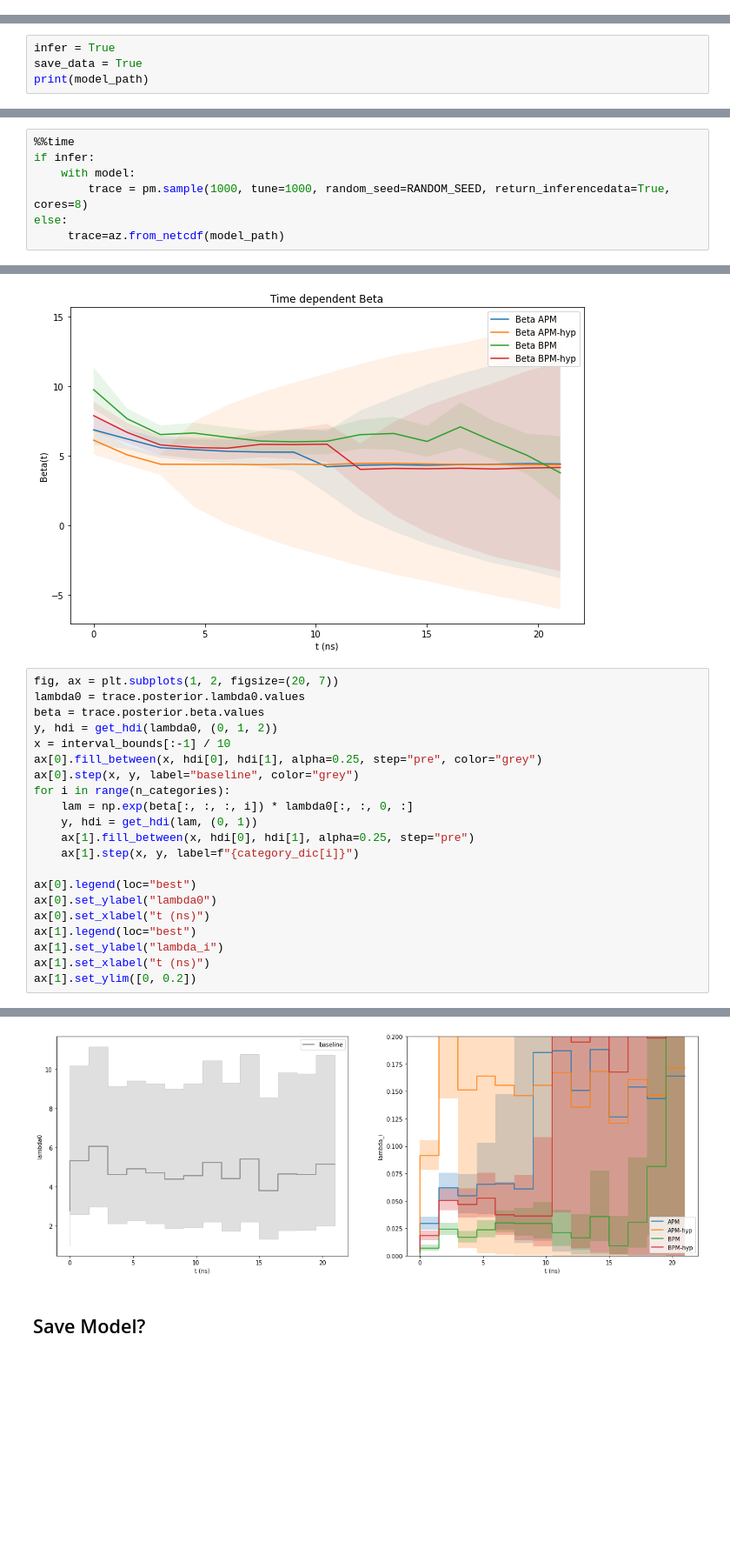
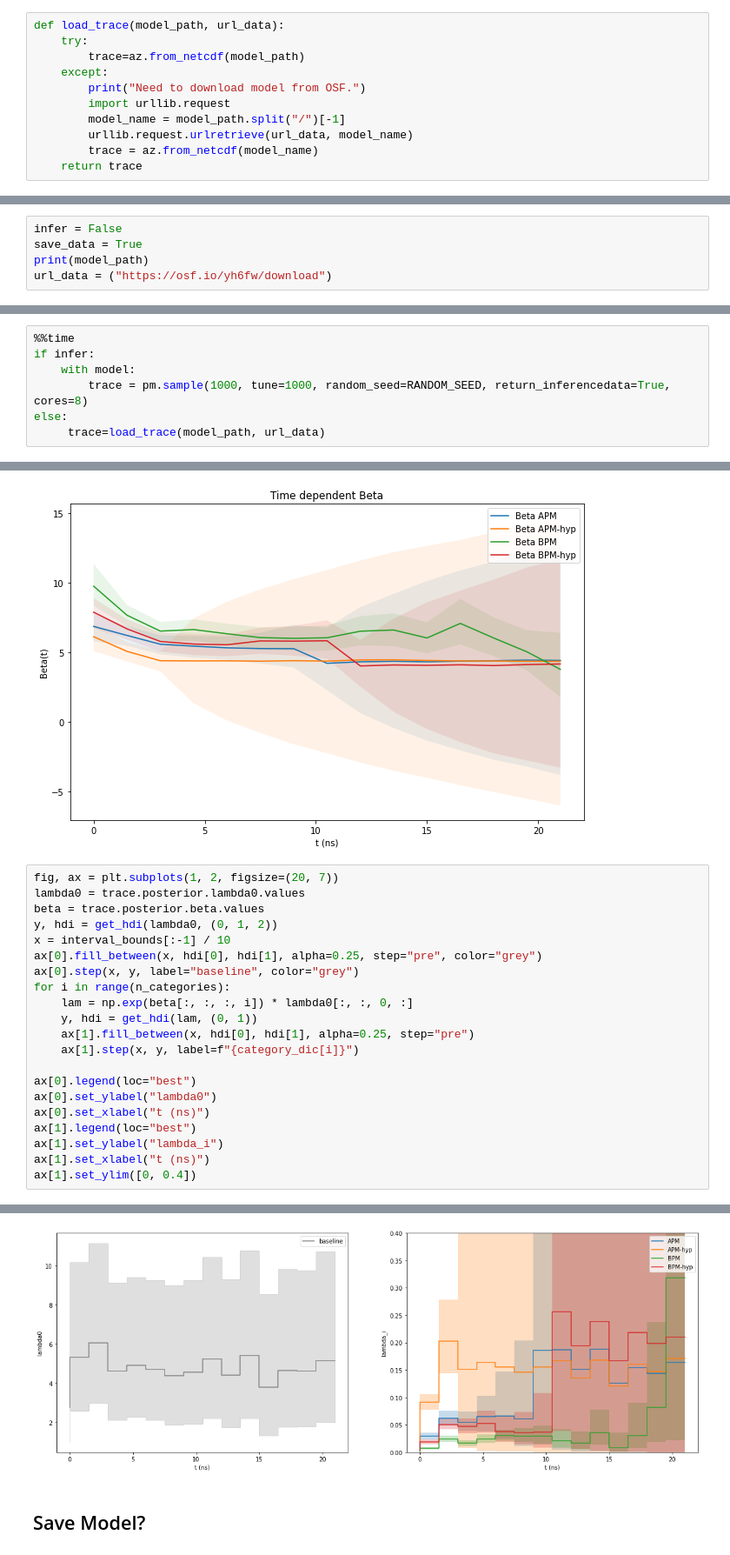
Before and after one commit to sperezconesa/electroporation_modeling, a Jupyter notebook: notebooks/tpore_survival_analysis_time_dep_beta_same_membrane.ipynb, the cells around one changed output, grey strips where cells are left out. Shown: that part at 87% size. Drawn from its saved outputs; the diff is of its cells as text; blank space fills up the shorter version.

```diff
--- a/notebooks/tpore_survival_analysis_time_dep_beta_same_membrane.ipynb
+++ b/notebooks/tpore_survival_analysis_time_dep_beta_same_membrane.ipynb
@@ -36,5 +36,16 @@ theano    : 1.1.2
 
 Watermark: 2.2.0
+# %%
+def load_trace(model_path, url_data):
+    try:
+        trace=az.from_netcdf(model_path)
+    except:
+        print("Need to download model from OSF.")
+        import urllib.request
+        model_name = model_path.split("/")[-1]
+        urllib.request.urlretrieve(url_data, model_name)
+        trace = az.from_netcdf(model_name)
+    return trace
 # %%
 def remove(filename):
     """
@@ -55,9 +66,10 @@ models_dir = "../models/"
 # %%
 model_path = models_dir + "tpore_survival_analysis_time_dep_beta_same_membrane.nc"
 # %%
-infer = True
+infer = False
 save_data = True
 print(model_path)
+url_data = ("https://osf.io/yh6fw/download")
 # %% [output]
 ../models/tpore_survival_analysis_time_dep_beta_same_membrane.nc
 # %% [markdown]
@@ -179,5 +191,5 @@ if infer:
     with model:
         trace = pm.sample(1000, tune=1000, random_seed=RANDOM_SEED, return_inferencedata=True, cores=8)
 else:
-     trace=az.from_netcdf(model_path)
+     trace=load_trace(model_path, url_data)
 # %% [output]
@@ -411,5 +417,5 @@ ax[0].set_xlabel("t (ns)")
 ax[1].legend(loc="best")
 ax[1].set_ylabel("lambda_i")
 ax[1].set_xlabel("t (ns)")
-ax[1].set_ylim([0, 0.2])
+ax[1].set_ylim([0, 0.4])
 # %% [output]
@@ -417,4 +423,4 @@ ax[1].set_ylim([0, 0.2])
-[figure, old version]
+[figure, new version]
 # %% [markdown]
 ## Save Model?
 # %%
```
Also changed, not shown: parts of 4 cells of this notebook, 11 other files.
